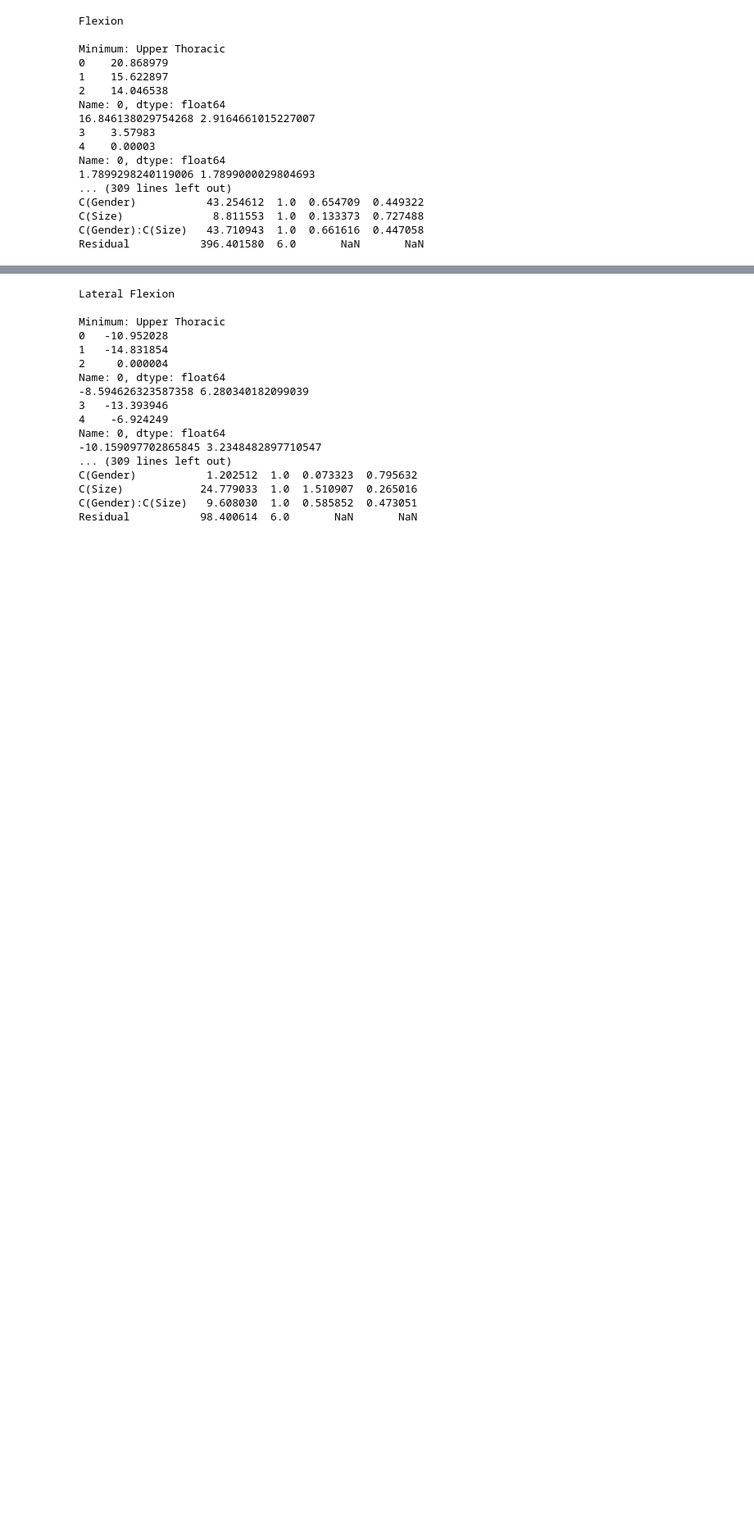
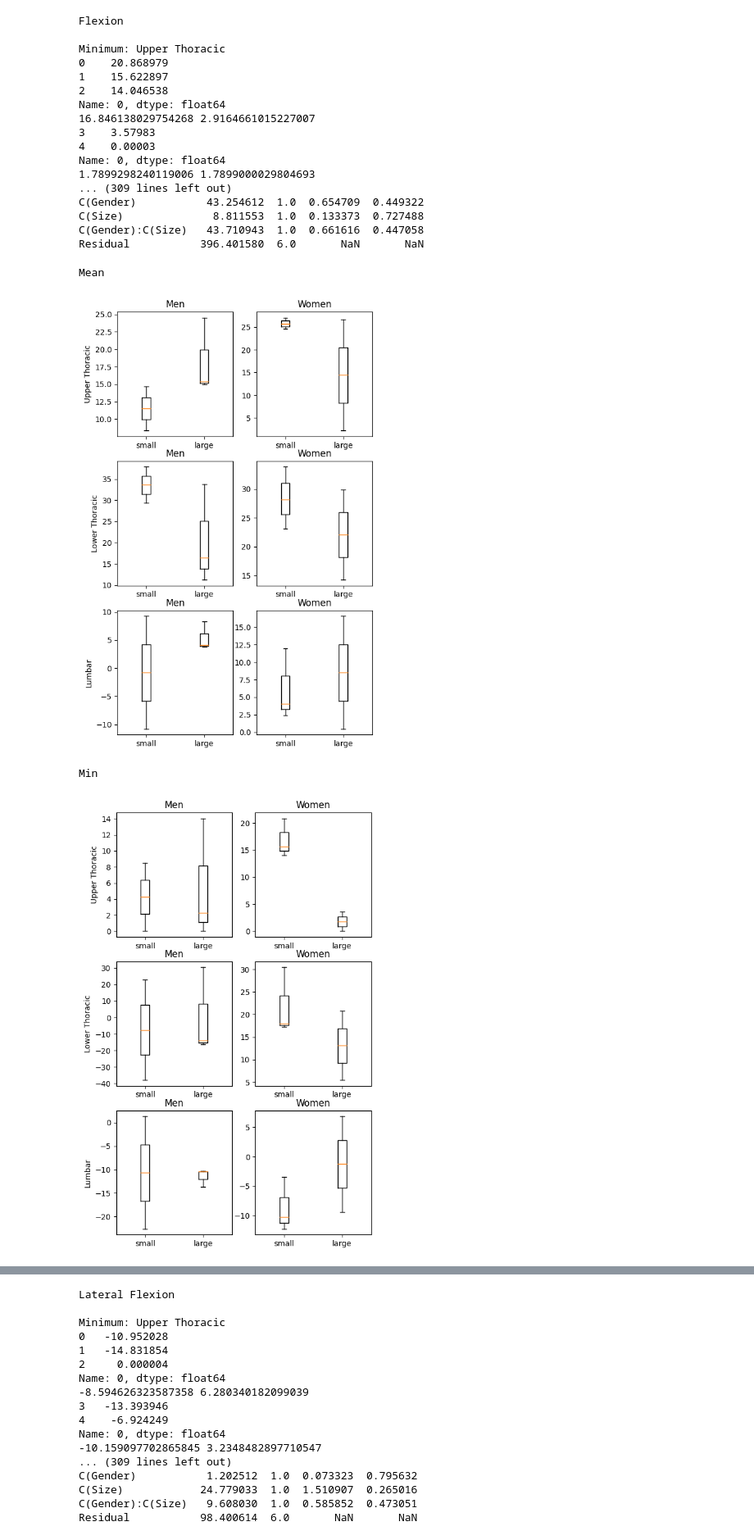
Before and after one commit to GraceHerchenroder/Thesis, a Jupyter notebook: Thesis_Statistics_Sitting_Newest.ipynb, the cells around one changed output, grey strips where cells are left out. Shown: that part at 82% size. Cells and saved outputs as stored; diff of their text form; code cells hidden in the pictures; blank space fills up the shorter version.

```diff
--- a/Thesis_Statistics_Sitting_Newest.ipynb
+++ b/Thesis_Statistics_Sitting_Newest.ipynb
@@ -84,6 +85,37 @@ def statAnova_lum(kinematic_data):
   model = ols('Kinematic ~ C(Gender) + C(Size) + C(Gender):C(Size)', data=dataframe).fit()
   result = sm.stats.anova_lm(model, typ=2)
   return result
+
+def box_whisker(kinematic_data):
+   small_men_data_ut = kinematic_data[0][8:]
+   large_men_data_ut = kinematic_data[0][5:8]
+   small_women_data_ut = kinematic_data[0][:3]
+   large_women_data_ut = kinematic_data[0][3:5]
+   small_men_data_lt = kinematic_data[1][8:]
+   large_men_data_lt = kinematic_data[1][5:8]
+   small_women_data_lt = kinematic_data[1][:3]
+   large_women_data_lt = kinematic_data[1][3:5]
+   small_men_data_lum = kinematic_data[2][8:]
+   large_men_data_lum = kinematic_data[2][5:8]
+   small_women_data_lum = kinematic_data[2][:3]
+   large_women_data_lum = kinematic_data[2][3:5]
+   fig, ax = plt.subplots(3, 2, figsize=(6, 10))
+   ax[0][0].boxplot([small_men_data_ut, large_men_data_ut], labels = ['small', 'large'])
+   ax[0][0].set_title('Men')
+   ax[0][0].set_ylabel('Upper Thoracic')
+   ax[0][1].boxplot([small_women_data_ut, large_women_data_ut], labels = ['small', 'large'])
+   ax[0][1].set_title('Women')
+   ax[1][0].boxplot([small_men_data_lt, large_men_data_lt], labels = ['small', 'large'])
+   ax[1][0].set_title('Men')
+   ax[1][0].set_ylabel('Lower Thoracic')
+   ax[1][1].boxplot([small_women_data_lt, large_women_data_lt], labels = ['small', 'large'])
+   ax[1][1].set_title('Women')
+   ax[2][0].boxplot([small_men_data_lum, large_men_data_lum], labels = ['small', 'large'])
+   ax[2][0].set_title('Men')
+   ax[2][0].set_ylabel('Lumbar')
+   ax[2][1].boxplot([small_women_data_lum, large_women_data_lum], labels = ['small', 'large'])
+   ax[2][1].set_title('Women')
+   plt.show()
 # %%
 # Follow Up analysis: Significant
 def significant_ut(kinematic_data, p_values):
@@ -341,3 +373,15 @@ C(Gender)           43.254612  1.0  0.654709  0.449322
 C(Size)              8.811553  1.0  0.133373  0.727488
 C(Gender):C(Size)   43.710943  1.0  0.661616  0.447058
 Residual           396.401580  6.0       NaN       NaN
+# %%
+print('Mean')
+box_whisker(mean_sit_flex)
+print('Min')
+box_whisker(min_sit_flex)
+print('Max')
+box_whisker(max_sit_flex)
+# %% [output]
+Mean
+[figure, added]
+Min
+[figure, added]
```
Also changed, not shown: parts of 3 cells of this notebook.
